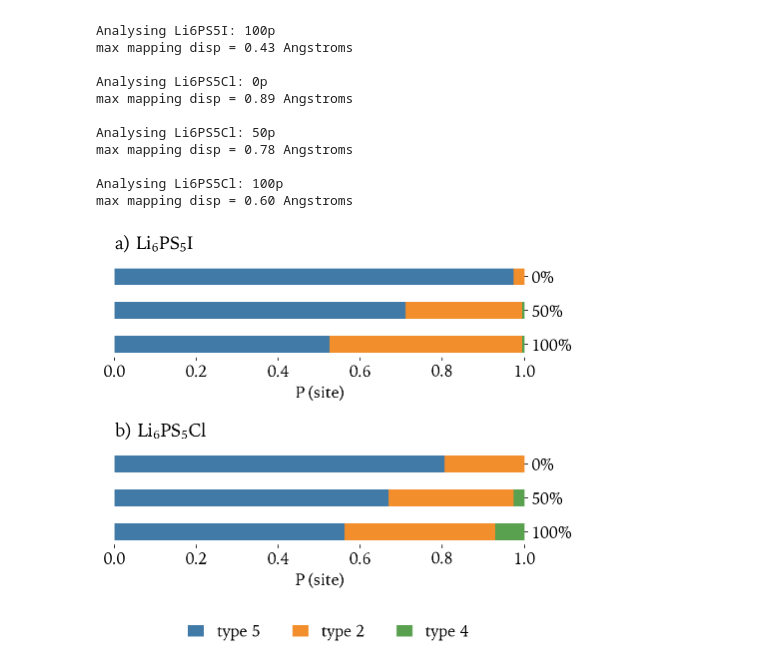
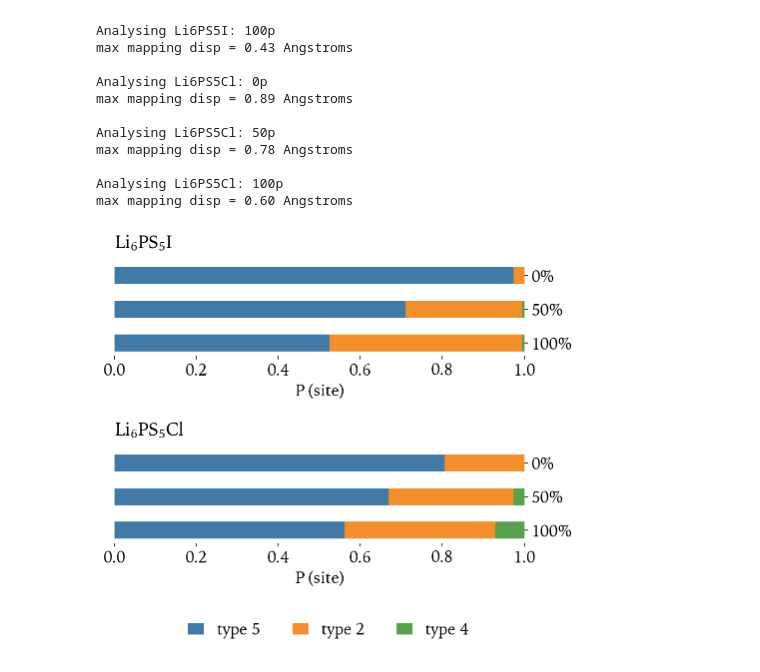
Before and after one commit to bjmorgan/data_argyrodite_disorder, a Jupyter notebook: analysis/tetrahedral_site_analysis/tetrahedral_site_occupations.ipynb, the cells around one changed output. Saved outputs shown, nothing was run; the diff lists cells and outputs as text; code cells hidden in the pictures.

```diff
--- a/analysis/tetrahedral_site_analysis/tetrahedral_site_occupations.ipynb
+++ b/analysis/tetrahedral_site_analysis/tetrahedral_site_occupations.ipynb
@@ -85,8 +84,8 @@ rcParams['text.usetex']=False
 # %%
 ind = np.arange(3)
 fig, ax = plt.subplots(2,1, figsize=(7,7))
-title = { 'Li6PS5I': r'a) Li$_6$PS$_5$I',
-          'Li6PS5Cl': r'b) Li$_6$PS$_5$Cl'}
+title = { 'Li6PS5I': r'Li$_6$PS$_5$I',
+          'Li6PS5Cl': r'Li$_6$PS$_5$Cl'}
 
 color = {'5': '#4179a7',
          '2': '#f28e2b',
@@ -96,34 +95,34 @@ color = {'5': '#4179a7',
          '0': '#9f9f9f'}
 
 for j, system in enumerate(['Li6PS5I', 'Li6PS5Cl']):
     bottom = np.zeros(3)
     for i in [5, 2, 4, 3, 1, 0]:
         heights = [ populations[system]['0p'][str(i)],
                     populations[system]['50p'][str(i)],
                     populations[system]['100p'][str(i)] ]
 
         heights.reverse()
 
         width=0.5
         ax[j].barh(ind, heights, width, left=bottom, label=f'{i}', color=color[str(i)])
         bottom += heights
     ax[j].set_xlabel(r'$P\,(\mathrm{site})$')
     ax[j].set_yticklabels(['100%', '50%', '0%'])
     ax[j].set_yticks([0,1,2])
     ax[j].yaxis.tick_right()
     ax[j].set_title(title[system], pad=15, loc='left', fontsize=18)
     ax[j].spines['right'].set_visible(False)
     ax[j].spines['top'].set_visible(False)
     ax[j].spines['left'].set_visible(False)
     ax[j].spines['bottom'].set_visible(False)
 handles, labels = ax[1].get_legend_handles_labels()
 ax[1].legend(handles[0:3], ['type 5', 'type 2', 'type 4'],
              bbox_to_anchor=(0.9,-0.7), ncol=6, handlelength=1, frameon=False)
 plt.tight_layout()
 plt.savefig('../../figures/tetrahedral_site_populations.pdf', bbox_inches='tight')
 plt.show()
 # %% [output]
-[figure, old version]
+[figure, new version]
 # %%
 populations
 # %% [output]
```
Also changed, not shown: parts of 3 cells of this notebook, 20 other files.
